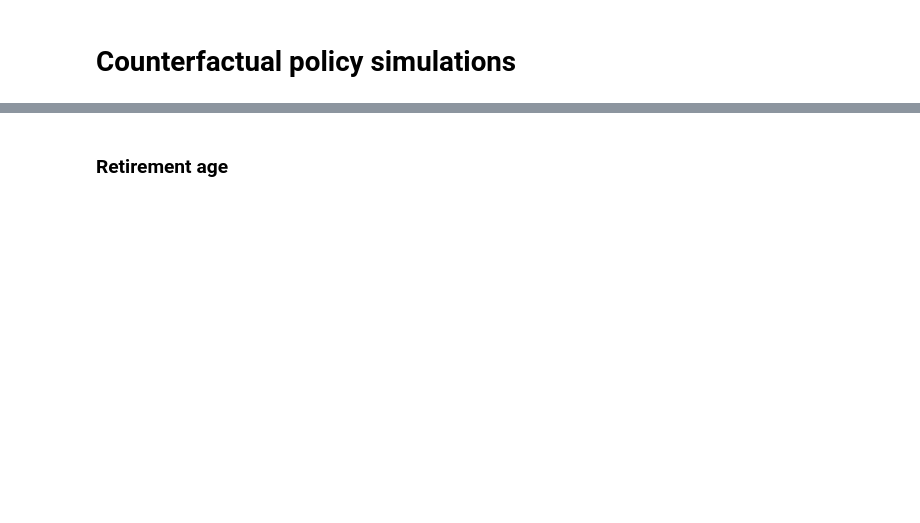
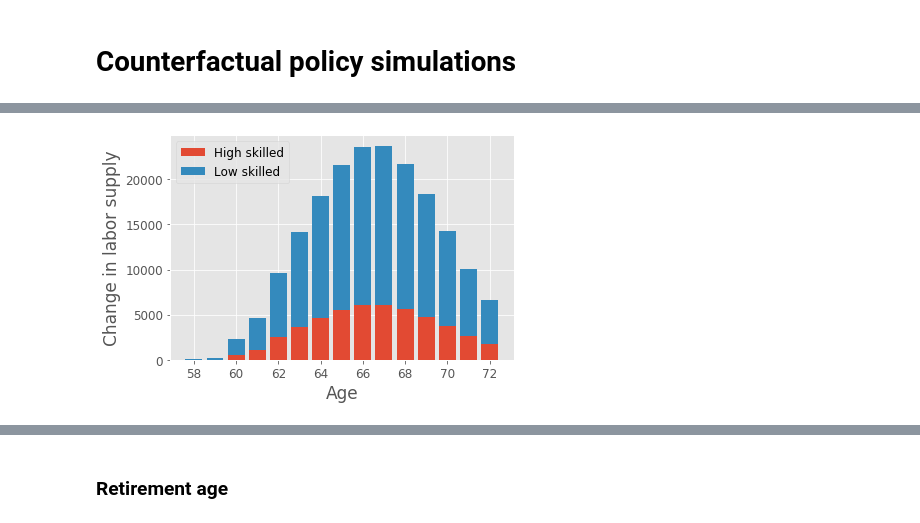
Before and after one commit to mathiassunesen/Speciale_retirement, a Jupyter notebook: Main/Experiments.ipynb, the cells around one changed output, grey strips where cells are left out. Drawn from its saved outputs; the diff is of its cells as text; code cells hidden in the pictures; blank space fills up the shorter version.

```diff
--- a/Main/Experiments.ipynb
+++ b/Main/Experiments.ipynb
@@ -40,0 +62,4 @@ del RestCouple
+# %%
+figs.LS_bar(LS['RestCouple'],ages=[58,72],save=False)
+# %% [output]
+[figure, added]
```
Also changed, not shown: parts of 25 cells of this notebook, 19 other files.
